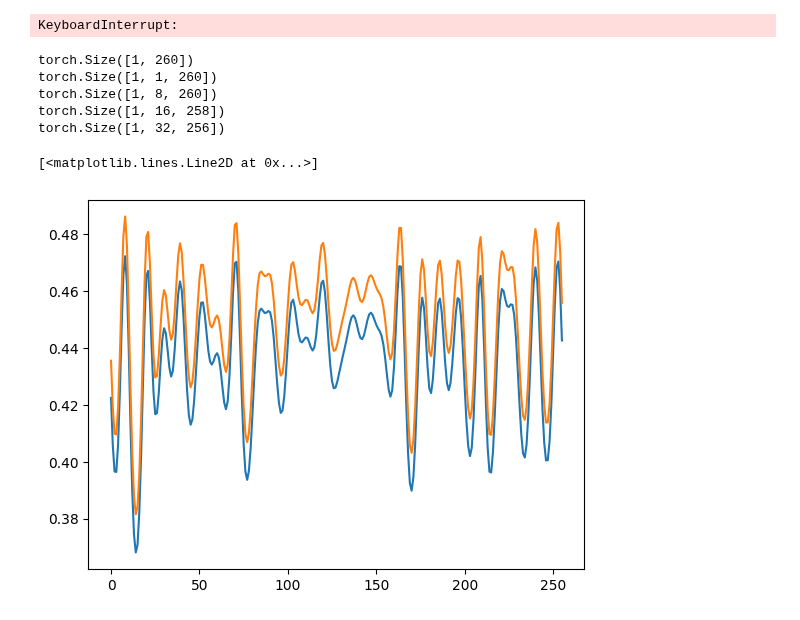
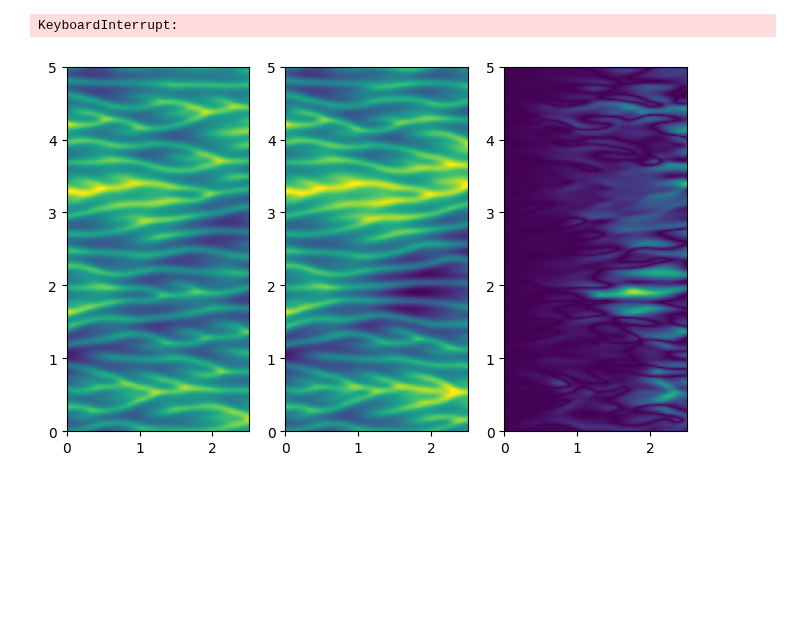
Before and after one commit to graps1/ELM-PDEs, a Jupyter notebook: dimensionless/ks2d_dimensionless.ipynb, the cells around one changed output. Drawn from its saved outputs; the diff is of its cells as text; code cells hidden in the pictures; blank space fills up the shorter version.

```diff
--- a/dimensionless/ks2d_dimensionless.ipynb
+++ b/dimensionless/ks2d_dimensionless.ipynb
@@ -310,23 +305,46 @@ for j in itertools.count():
         # input()
 # %% [output]
 KeyboardInterrupt:
-# %%
-import numpy as np
-%matplotlib inline
-d = torch.tensor(np.load("ks1d_dimensionless.npy"))
-d = normalize(d)
-
-# plt.colorbar ( plt.imshow(d.T - d.mean(dim=1), extent=[0,10,0,10]) )
-# plt.show()
-
-X, Y = d[1000,None,:], d[1001,None,:]
-plt.plot( ( X + model(X-X.mean(dim=1)) ).flatten() )
-plt.plot(   Y.flatten() )
-# %% [output]
-torch.Size([1, 260])
-torch.Size([1, 1, 260])
-torch.Size([1, 8, 260])
-torch.Size([1, 16, 258])
-torch.Size([1, 32, 256])
-[<matplotlib.lines.Line2D at 0x...>]
-[figure, removed]
+# %%
+import numpy as np
+%matplotlib inline
+d = torch.tensor(np.load("ks1d_dimensionless.npy")).float()
+d = normalize(d)
+
+# This is really important.
+# I don't know why, but shenfun doesn't simulate the "true" KS equation in 2d but a version that keeps its mean at zero.
+# The 1d version I have simulated doesn't do that; its average value diverges.
+# The following line takes the average value back to zero.
+d = d - d.mean(dim=1)[:,None]
+
+# D = d[-2:,:]
+# X, Y = D[0,None,:], D[1,None,:]
+# model.train(X - X.mean(), Y - X)
+
+# plt.colorbar ( plt.imshow( d.T.cpu(), extent=[0,10,0,10]) )
+# plt.show()
+#
+# X, Y = d[8000,None,:], d[8001,None,:]
+#
+# plt.plot( (f(X) - Y).flatten().cpu(), label="f(X) - Y" )
+# # plt.plot( ( X + model(X) - Y ).flatten().cpu(), label="f(X)" )
+# plt.plot(   (X - Y).flatten().cpu(), label="X - Y" )
+# plt.legend()
+
+# ---- comparison ----
+
+# simulates the model for a few time steps and compares it to shenfuns prediction
+N0 = 5000
+d_new = torch.empty(d.shape[0]-N0,d.shape[1])
+d_new[0,:] =  d[N0,:]
+for i in range(d.shape[0]-N0-1):
+    d_new[i+1,:] = f(d_new[i,None,:])[0,:]
+
+# plots
+fig, ax = plt.subplots(1,3,figsize=(8,5))
+ax[0].imshow(d_new.T.cpu(), extent=[0,2.5,0,5], vmin=-0.3, vmax=0.3)
+ax[1].imshow(d[N0:].T.cpu(), extent=[0,2.5,0,5], vmin=-0.3, vmax=0.3)
+ax[2].imshow((d[N0:]-d_new).abs().T.cpu(), extent=[0,2.5,0,5], vmin=0, vmax=0.5)
+plt.show()
+# %% [output]
+[figure, added]
```
Also changed, not shown: parts of 7 cells of this notebook, 7 other files.
